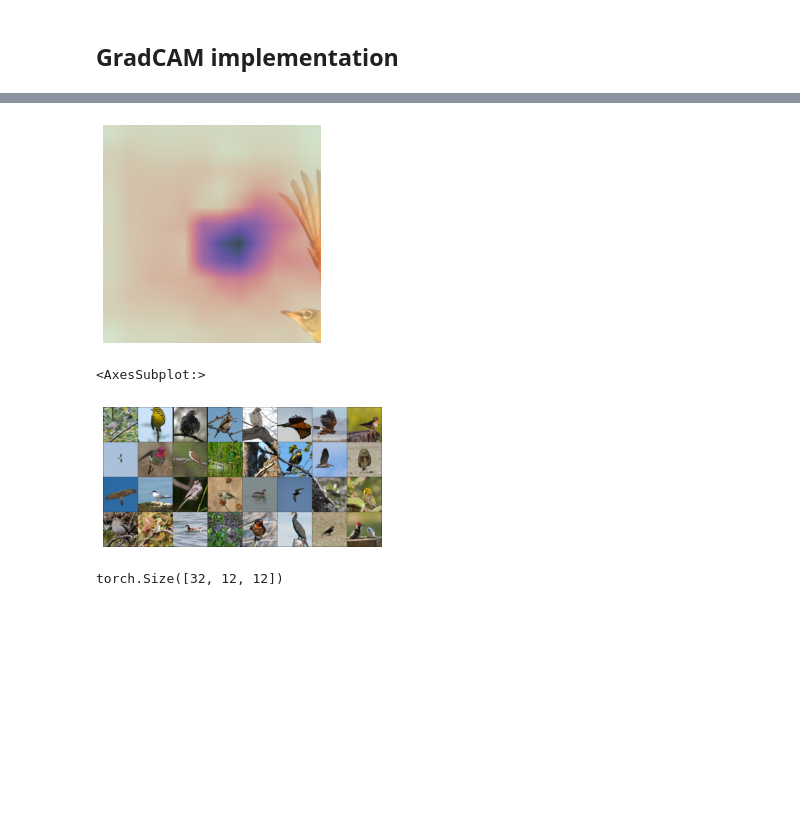
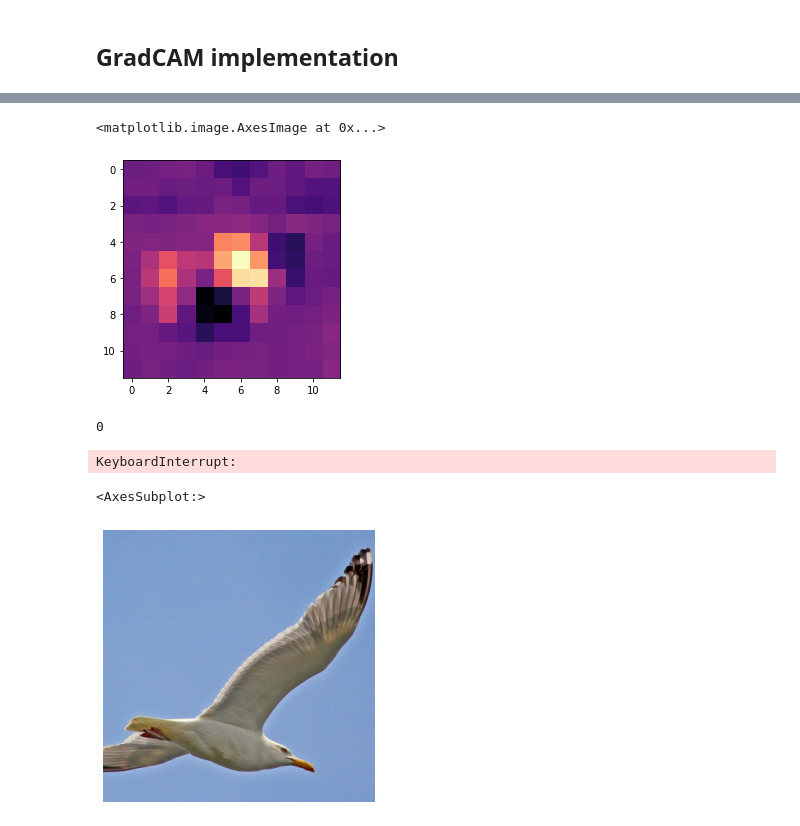
Before and after one commit to ACWalker/CARE-2021, a Jupyter notebook: saliency_maps.ipynb, the cells around one changed output, grey strips where cells are left out. Drawn from its saved outputs; the diff is of its cells as text; code cells hidden in the pictures; blank space fills up the shorter version.

```diff
--- a/saliency_maps.ipynb
+++ b/saliency_maps.ipynb
@@ -240,16 +195,4 @@ def show_cam(learn, x, y):
-# %%
-show_cam(learnr50, x, y)
-# %% [output]
-[figure, removed]
-# %%
-torchvision.utils.make_grid(dls.valid.decode((x,))[0]).show()
-# %% [output]
-<AxesSubplot:>
-[figure, removed]
-# %%
-w = grad.mean(dim=[2,3], keepdim=True)
-cam_map = (w * act).sum(1)
-# %%
-cam_map.shape
-# %% [output]
-torch.Size([32, 12, 12])
+# %%
+magma = cm.get_cmap('magma')
+# %%
+xs = cam_map.detach().cpu()
@@ -255,0 +201,7 @@ torch.Size([32, 12, 12])
+# %%
+norm = plt.Normalize(vmin=xs.min(), vmax=xs.max())
+x_transformed = magma(norm(xs))
+plt.imshow(x_transformed)
+# %% [output]
+<matplotlib.image.AxesImage at 0x...>
+[figure, added]
@@ -255,0 +254,11 @@ torch.Size([32, 12, 12])
+# %%
+write_smaps(learn)
+# %% [output]
+0
+KeyboardInterrupt:
+# %%
+x_dec = dls.train.decode((testb[0],))[0][0]
+x_dec.show()
+# %% [output]
+<AxesSubplot:>
+[figure, added]
```
Also changed, not shown: parts of 38 cells of this notebook, 1 other file.
